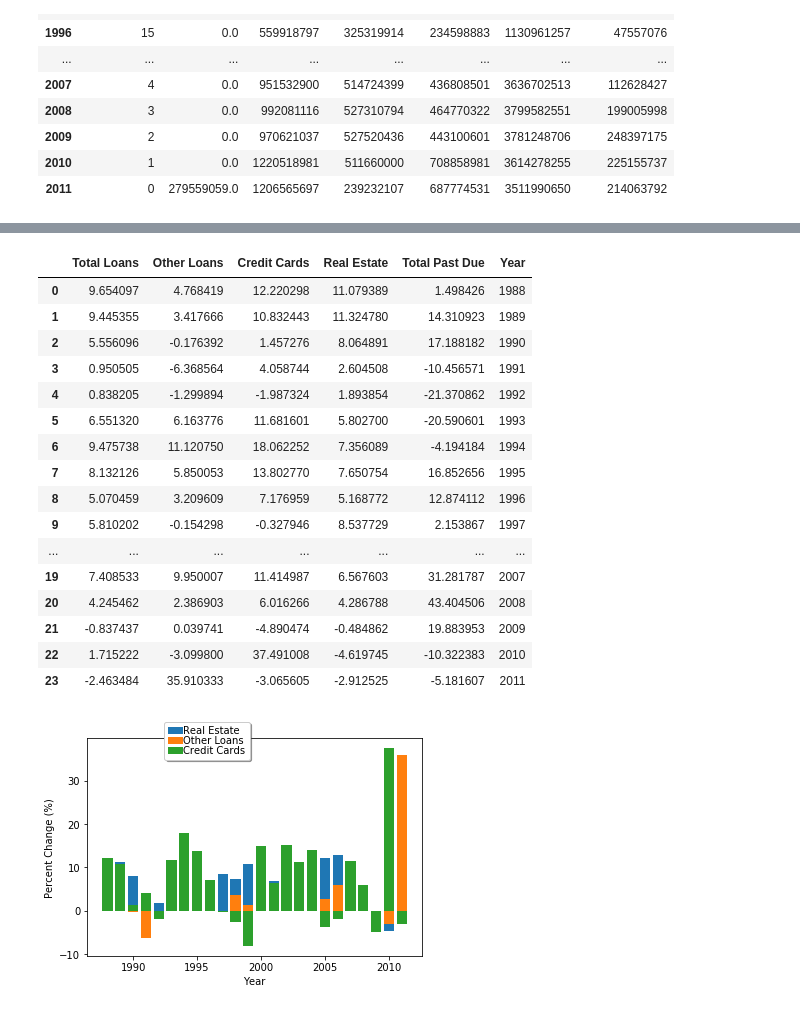
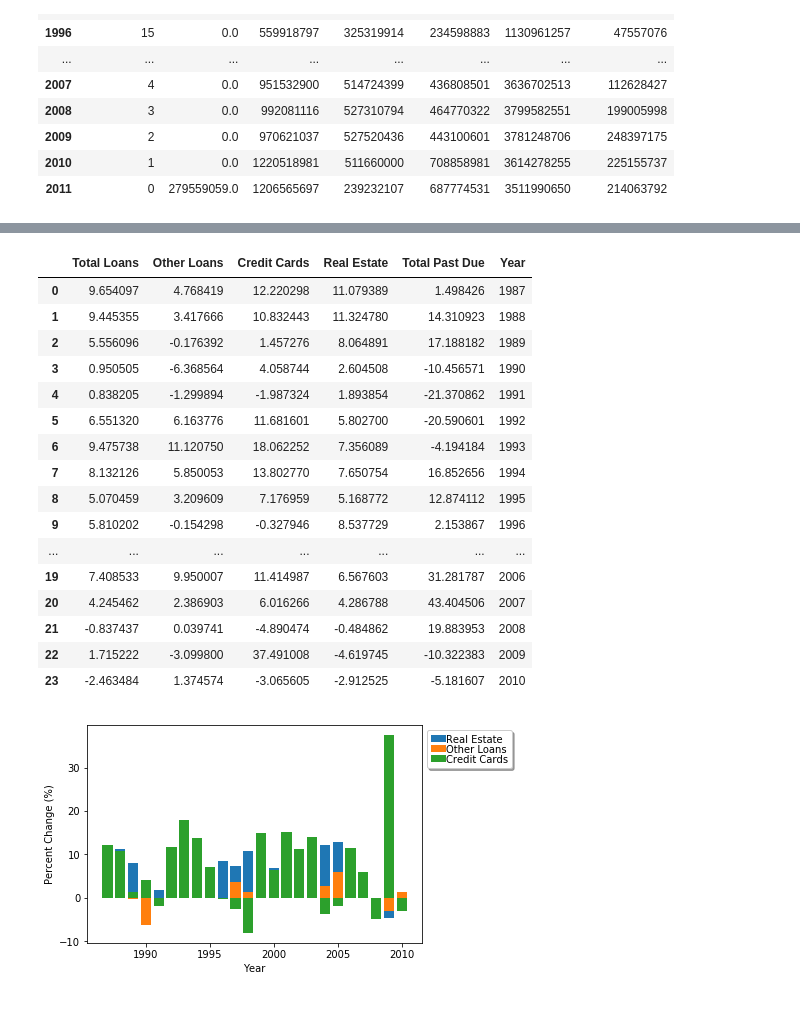
Before and after one commit to brownal05/project1, a Jupyter notebook: notebooks/nick.ipynb, the cells around one changed output, grey strips where cells are left out. Saved outputs shown, nothing was run; the diff lists cells and outputs as text; code cells hidden in the pictures.

```diff
--- a/notebooks/nick.ipynb
+++ b/notebooks/nick.ipynb
@@ -127,3 +127,0 @@ debt_clean.sort_values('Year')
-# %%
-debt_clean_all_years = debt_clean.groupby('Year').sum().reset_index()
-debt_clean_all_years.plot(x='Year', y='Total Loans')
@@ -221,0 +352,4 @@ for i in range(1,len(per)):
+# %%
+store_col = list(debt_clean.keys())
+store_col.pop(-1)
+debt_clean['Year']
@@ -222,21 +374,19 @@ for i in range(1,len(per)):
 # %%
-
-store_col = list(debt_clean_all_years.keys())
-store_col.pop(0)
 #print(store_col)
 a_df = pd.DataFrame()
+year_order = []
 for head in store_col:
     if head == 'Year':
-        a_df[head] = debt_clean_all_years[head]
+        a_df[head] = debt_clean[head]
     else:
-        percentage = debt_clean_all_years[head]
+        percentage = debt_clean[head]
         percs = []
         for i in range(1,len(percentage)):
             delta = 0
             delta = ((percentage[i] - percentage[i-1])/percentage[i]) * 100
             percs.append(delta)
         a_df[head] = percs
-
+        a_df['Year'] = debt_clean['Year']
 a_df
 
 #pd.concat([pd.DataFrame[j], columns = [head] for j in range(len(store))], ignore_index=True)
@@ -265,52 +415,53 @@ def percentage_delta(header):
     empty_df = pd.DataFrame()
     percen = []
     for head in store_col:
-        percentages = debt_clean_all_years[head]
+        percentages = debt_clean[head]
         percen = []
         for i in range(1,len(percentages)):
             delta = 0
             delta = ((percentages[i] - percentages[i-1])/percentages[i]) * 100
             percen.append(delta)
         empty_df[head] = percen
-    empty_df['Year'] = debt_clean_all_years['Year'] + 1
+    empty_df['Year'] = debt_clean['Year']
+
     return empty_df
 # %%
 percentage_delta_df = percentage_delta(store_col)
-percentage_delta_df
+percentage_delta_df.sort_values('Year')
 # %% [output]
 |  | Total Loans | Other Loans | Credit Cards | Real Estate | Total Past Due | Year |
-| 0 | 9.654097 | 4.768419 | 12.220298 | 11.079389 | 1.498426 | 1988 |
-| 1 | 9.445355 | 3.417666 | 10.832443 | 11.324780 | 14.310923 | 1989 |
-| 2 | 5.556096 | -0.176392 | 1.457276 | 8.064891 | 17.188182 | 1990 |
-| 3 | 0.950505 | -6.368564 | 4.058744 | 2.604508 | -10.456571 | 1991 |
-| 4 | 0.838205 | -1.299894 | -1.987324 | 1.893854 | -21.370862 | 1992 |
-| 5 | 6.551320 | 6.163776 | 11.681601 | 5.802700 | -20.590601 | 1993 |
-| 6 | 9.475738 | 11.120750 | 18.062252 | 7.356089 | -4.194184 | 1994 |
-| 7 | 8.132126 | 5.850053 | 13.802770 | 7.650754 | 16.852656 | 1995 |
-| 8 | 5.070459 | 3.209609 | 7.176959 | 5.168772 | 12.874112 | 1996 |
-| 9 | 5.810202 | -0.154298 | -0.327946 | 8.537729 | 2.153867 | 1997 |
+| 0 | 9.654097 | 4.768419 | 12.220298 | 11.079389 | 1.498426 | 1987 |
+| 1 | 9.445355 | 3.417666 | 10.832443 | 11.324780 | 14.310923 | 1988 |
+| 2 | 5.556096 | -0.176392 | 1.457276 | 8.064891 | 17.188182 | 1989 |
+| 3 | 0.950505 | -6.368564 | 4.058744 | 2.604508 | -10.456571 | 1990 |
+| 4 | 0.838205 | -1.299894 | -1.987324 | 1.893854 | -21.370862 | 1991 |
+| 5 | 6.551320 | 6.163776 | 11.681601 | 5.802700 | -20.590601 | 1992 |
+| 6 | 9.475738 | 11.120750 | 18.062252 | 7.356089 | -4.194184 | 1993 |
+| 7 | 8.132126 | 5.850053 | 13.802770 | 7.650754 | 16.852656 | 1994 |
+| 8 | 5.070459 | 3.209609 | 7.176959 | 5.168772 | 12.874112 | 1995 |
+| 9 | 5.810202 | -0.154298 | -0.327946 | 8.537729 | 2.153867 | 1996 |
 | ... | ... | ... | ... | ... | ... | ... |
-| 19 | 7.408533 | 9.950007 | 11.414987 | 6.567603 | 31.281787 | 2007 |
-| 20 | 4.245462 | 2.386903 | 6.016266 | 4.286788 | 43.404506 | 2008 |
-| 21 | -0.837437 | 0.039741 | -4.890474 | -0.484862 | 19.883953 | 2009 |
-| 22 | 1.715222 | -3.099800 | 37.491008 | -4.619745 | -10.322383 | 2010 |
-| 23 | -2.463484 | 35.910333 | -3.065605 | -2.912525 | -5.181607 | 2011 |
+| 19 | 7.408533 | 9.950007 | 11.414987 | 6.567603 | 31.281787 | 2006 |
+| 20 | 4.245462 | 2.386903 | 6.016266 | 4.286788 | 43.404506 | 2007 |
+| 21 | -0.837437 | 0.039741 | -4.890474 | -0.484862 | 19.883953 | 2008 |
+| 22 | 1.715222 | -3.099800 | 37.491008 | -4.619745 | -10.322383 | 2009 |
+| 23 | -2.463484 | 1.374574 | -3.065605 | -2.912525 | -5.181607 | 2010 |
 # %%
 plt.bar(percentage_delta_df['Year'],percentage_delta_df['Real Estate'])
 #plt.bar(percentage_delta_df['Year'],percentage_delta_df['Total Loans'])
 plt.bar(percentage_delta_df['Year'],percentage_delta_df['Other Loans'])
 plt.bar(percentage_delta_df['Year'],percentage_delta_df['Credit Cards'])
 #plt.bar(debt_clean_all_years['Year'],debt_clean_all_years['Other Loans'])
 plt.legend(['Real Estate', 'Other Loans', 'Credit Cards'], loc='best',
-           bbox_to_anchor=[0.5, 1.1],
+           bbox_to_anchor=[1, 1],
            columnspacing=1.0, labelspacing=0.0,
            handletextpad=0.0, handlelength=1.5,
            fancybox=True, shadow=True)
 plt.xlabel('Year')
 plt.ylabel('Percent Change (%)')
 plt.show()
 # %% [output]
-[figure, old version]
+[figure, new version]
 # %%
 plt.bar(percentage_delta_df['Year'],percentage_delta_df['Total Past Due'])
 #plt.bar(debt_clean_second_rec_tot['Year'],debt_clean_third_rec_tot['Real Estate'])
```
Also changed, not shown: parts of 21 cells of this notebook.
